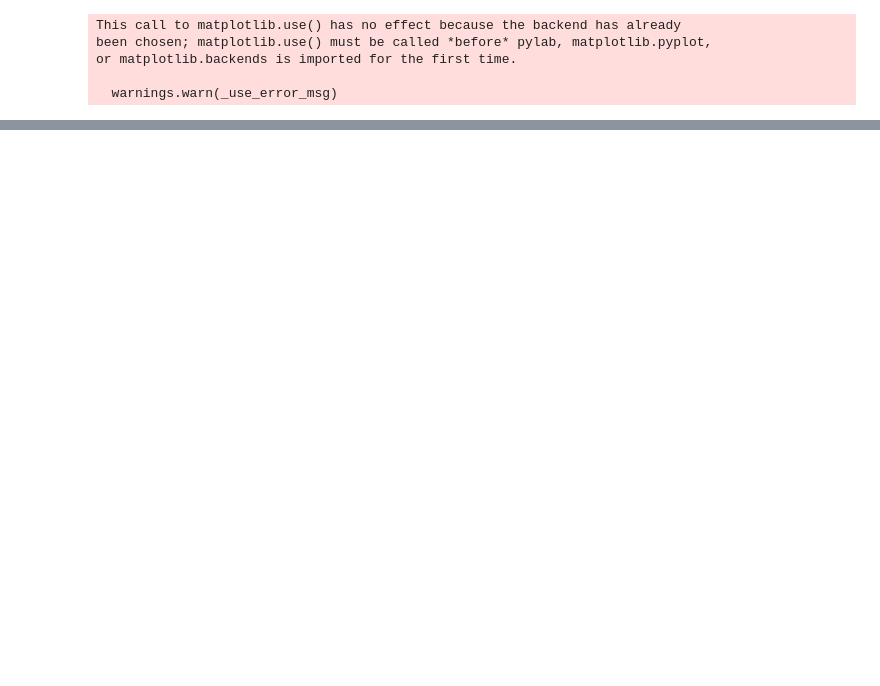
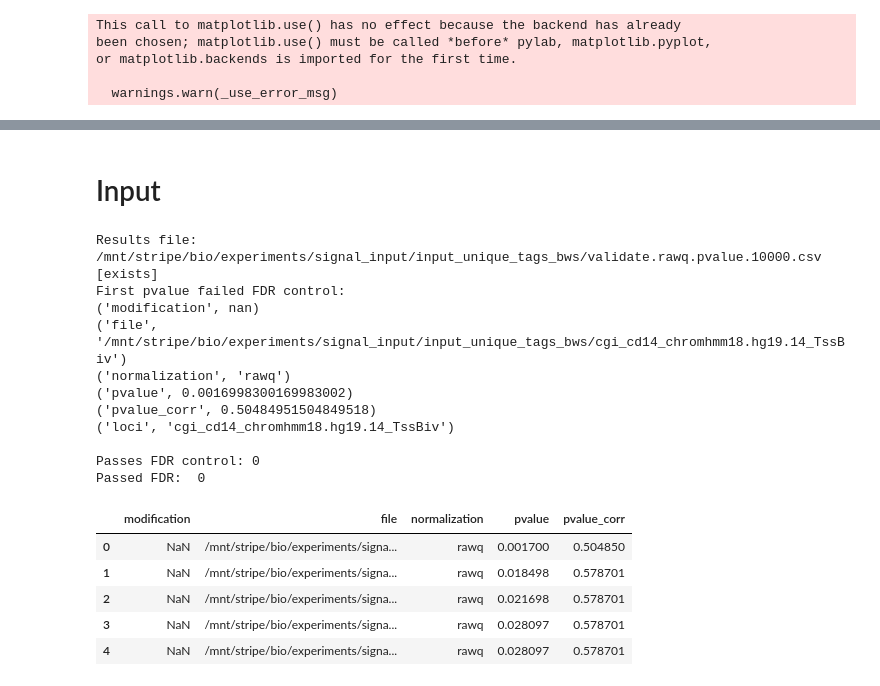
Before and after one commit to JetBrains-Research/washu, a Jupyter notebook: downstream/notebooks/Signal Pvalues Test.ipynb, the cells around one changed output, grey strips where cells are left out. Saved outputs shown, nothing was run; the diff lists cells and outputs as text; code cells hidden in the pictures; blank space fills up the shorter version.

Commit message:
Pvalues Test - also process Input

```diff
--- a/downstream/notebooks/Signal Pvalues Test.ipynb
+++ b/downstream/notebooks/Signal Pvalues Test.ipynb
@@ -19,0 +39,12 @@ or matplotlib.backends is imported for the first time.
+# %%
+def fdr_control(normalization, signals_root, fdr=0.05,  simulations = 10000, threads = 4):
+    df_path = pvalue_for(normalization, signals_root, simulations, threads)
+    df = pd.DataFrame.from_csv(df_path, index_col=None)
+    df["loci"] = [Path(f).name for f in df.file]
+    print("First pvalue failed FDR control:")
+    print(*list(zip(df.columns, df.iloc[next(i for i, t in enumerate(df.pvalue_corr >= fdr) if t),:])),
+         sep="\n")
+
+    fdf = df[df.pvalue_corr < fdr]
+    print("\nPasses FDR control:", len(fdf))
+    return  fdf
@@ -47,12 +54,0 @@ def pvalue_for(normalization):
-# %%
-def fdr_control(normalization, fdr=0.05):
-    df_path = pvalue_for(normalization)
-    df = pd.DataFrame.from_csv(df_path, index_col=None)
-    df["loci"] = [Path(f).name for f in df.file]
-    print("First pvalue failed FDR control:")
-    print(*list(zip(df.columns, df.iloc[next(i for i, t in enumerate(df.pvalue_corr >= fdr) if t),:])),
-         sep="\n")
-
-    fdf = df[df.pvalue_corr < fdr]
-    print("\nPasses FDR control:", len(fdf))
-    return  fdf
@@ -135,0 +132,27 @@ Passes FDR control: 22
+# %% [markdown]
+# Input
+# %%
+input_signals_root = Path("/mnt/stripe/bio/experiments/signal_input/input_unique_tags_bws")
+# %%
+norm = "rawq"
+fdf = fdr_control(norm, input_signals_root, simulations = 10000, threads = 8)
+print("Passed FDR: ", len(fdf))
+pd.DataFrame.from_csv(str(input_signals_root / "validate.{}.pvalue.10000.csv".format(norm)), index_col=None).head()
+# %% [output]
+Results file: /mnt/stripe/bio/experiments/signal_input/input_unique_tags_bws/validate.rawq.pvalue.10000.csv [exists]
+First pvalue failed FDR control:
+('modification', nan)
+('file', '/mnt/stripe/bio/experiments/signal_input/input_unique_tags_bws/cgi_cd14_chromhmm18.hg19.14_TssBiv')
+('normalization', 'rawq')
+('pvalue', 0.0016998300169983002)
+('pvalue_corr', 0.50484951504849518)
+('loci', 'cgi_cd14_chromhmm18.hg19.14_TssBiv')
+
+Passes FDR control: 0
+Passed FDR:  0
+|  | modification | file | normalization | pvalue | pvalue_corr |
+| 0 | NaN | /mnt/stripe/bio/experiments/signa... | rawq | 0.001700 | 0.504850 |
+| 1 | NaN | /mnt/stripe/bio/experiments/signa... | rawq | 0.018498 | 0.578701 |
+| 2 | NaN | /mnt/stripe/bio/experiments/signa... | rawq | 0.021698 | 0.578701 |
+| 3 | NaN | /mnt/stripe/bio/experiments/signa... | rawq | 0.028097 | 0.578701 |
+| 4 | NaN | /mnt/stripe/bio/experiments/signa... | rawq | 0.028097 | 0.578701 |
```
Also changed, not shown: parts of 11 cells of this notebook.
